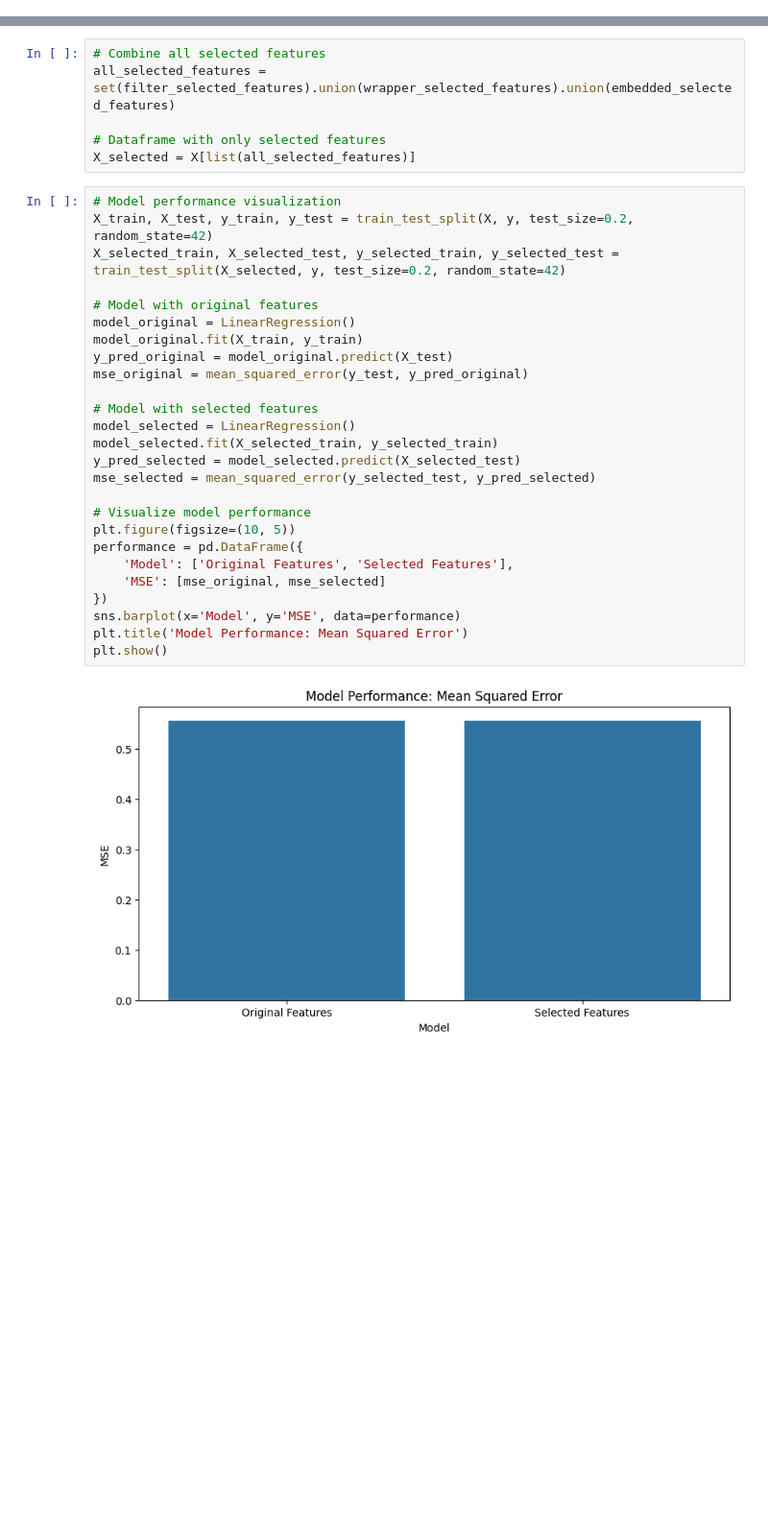
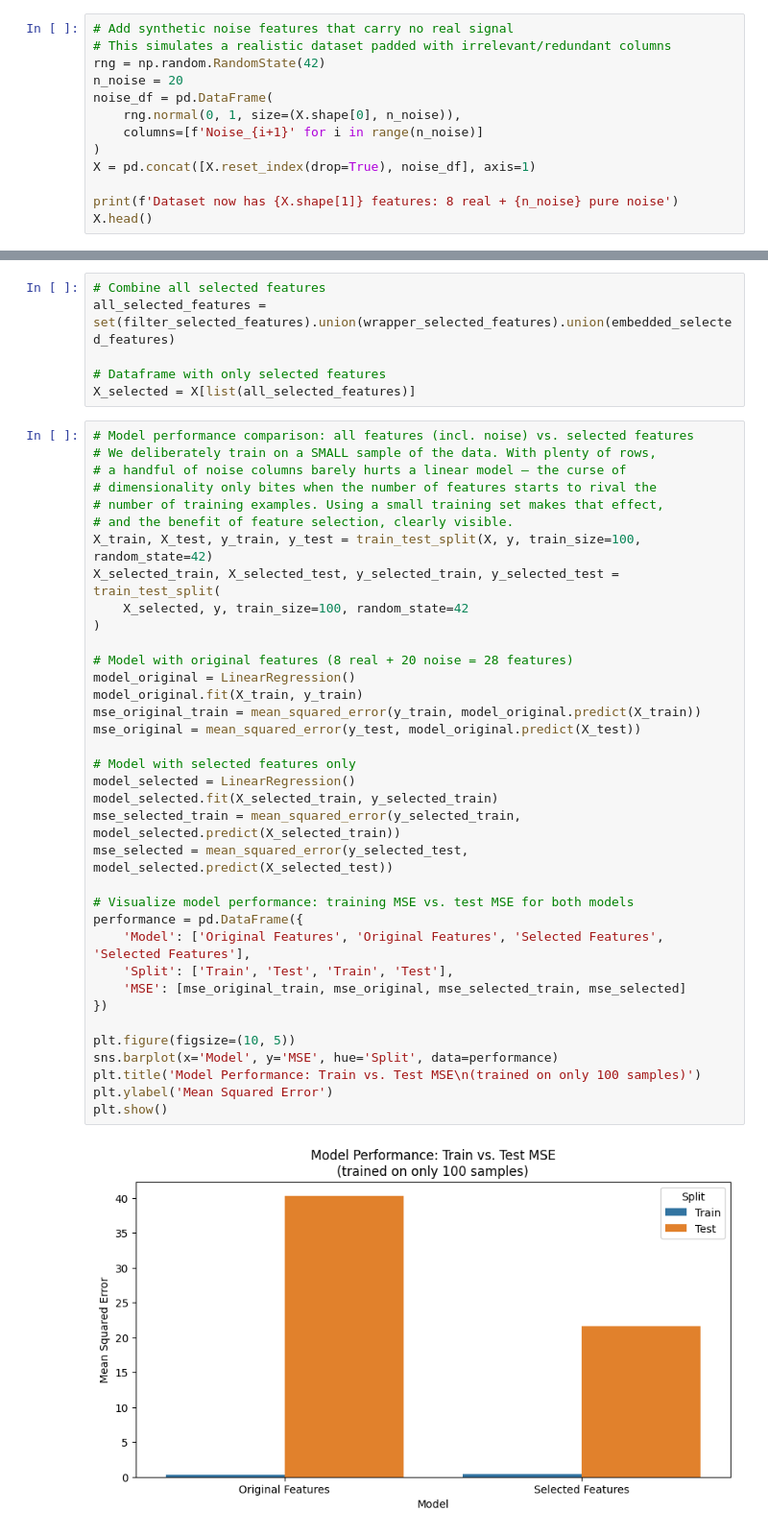
Before and after one commit to AdArya125/Primer-to-Machine-Learning, a Jupyter notebook: 2. Data Preprocessing and Feature Engineering/2.3 Feature Engineering/2.3.2 Feature Selection.ipynb, the cells around one changed output, grey strips where cells are left out. Shown at 96% size. Drawn from its saved outputs; the diff is of its cells as text; blank space fills up the shorter version.

```diff
--- a/2. Data Preprocessing and Feature Engineering/2.3 Feature Engineering/2.3.2 Feature Selection.ipynb
+++ b/2. Data Preprocessing and Feature Engineering/2.3 Feature Engineering/2.3.2 Feature Selection.ipynb
@@ -29,0 +36,13 @@ y = pd.Series(california.target, name='MedHouseVal')
+# %%
+# Add synthetic noise features that carry no real signal
+# This simulates a realistic dataset padded with irrelevant/redundant columns
+rng = np.random.RandomState(42)
+n_noise = 20
+noise_df = pd.DataFrame(
+    rng.normal(0, 1, size=(X.shape[0], n_noise)),
+    columns=[f'Noise_{i+1}' for i in range(n_noise)]
+)
+X = pd.concat([X.reset_index(drop=True), noise_df], axis=1)
+
+print(f'Dataset now has {X.shape[1]} features: 8 real + {n_noise} pure noise')
+X.head()
@@ -70,31 +98,41 @@ all_selected_features = set(filter_selected_features).union(wrapper_selected_fea
 # Dataframe with only selected features
 X_selected = X[list(all_selected_features)]
 # %%
-# Model performance visualization
-X_train, X_test, y_train, y_test = train_test_split(X, y, test_size=0.2, random_state=42)
-X_selected_train, X_selected_test, y_selected_train, y_selected_test = train_test_split(X_selected, y, test_size=0.2, random_state=42)
+# Model performance comparison: all features (incl. noise) vs. selected features
+# We deliberately train on a SMALL sample of the data. With plenty of rows,
+# a handful of noise columns barely hurts a linear model — the curse of
+# dimensionality only bites when the number of features starts to rival the
+# number of training examples. Using a small training set makes that effect,
+# and the benefit of feature selection, clearly visible.
+X_train, X_test, y_train, y_test = train_test_split(X, y, train_size=100, random_state=42)
+X_selected_train, X_selected_test, y_selected_train, y_selected_test = train_test_split(
+    X_selected, y, train_size=100, random_state=42
+)
 
-# Model with original features
+# Model with original features (8 real + 20 noise = 28 features)
 model_original = LinearRegression()
 model_original.fit(X_train, y_train)
-y_pred_original = model_original.predict(X_test)
-mse_original = mean_squared_error(y_test, y_pred_original)
+mse_original_train = mean_squared_error(y_train, model_original.predict(X_train))
+mse_original = mean_squared_error(y_test, model_original.predict(X_test))
 
-# Model with selected features
+# Model with selected features only
 model_selected = LinearRegression()
 model_selected.fit(X_selected_train, y_selected_train)
-y_pred_selected = model_selected.predict(X_selected_test)
-mse_selected = mean_squared_error(y_selected_test, y_pred_selected)
+mse_selected_train = mean_squared_error(y_selected_train, model_selected.predict(X_selected_train))
+mse_selected = mean_squared_error(y_selected_test, model_selected.predict(X_selected_test))
 
-# Visualize model performance
+# Visualize model performance: training MSE vs. test MSE for both models
+performance = pd.DataFrame({
+    'Model': ['Original Features', 'Original Features', 'Selected Features', 'Selected Features'],
+    'Split': ['Train', 'Test', 'Train', 'Test'],
+    'MSE': [mse_original_train, mse_original, mse_selected_train, mse_selected]
+})
+
 plt.figure(figsize=(10, 5))
-performance = pd.DataFrame({
-    'Model': ['Original Features', 'Selected Features'],
-    'MSE': [mse_original, mse_selected]
-})
-sns.barplot(x='Model', y='MSE', data=performance)
-plt.title('Model Performance: Mean Squared Error')
+sns.barplot(x='Model', y='MSE', hue='Split', data=performance)
+plt.title('Model Performance: Train vs. Test MSE\n(trained on only 100 samples)')
+plt.ylabel('Mean Squared Error')
 plt.show()
 # %% [output]
-[figure, old version]
+[figure, new version]
 # %%
```
Also changed, not shown: parts of 6 cells of this notebook.
